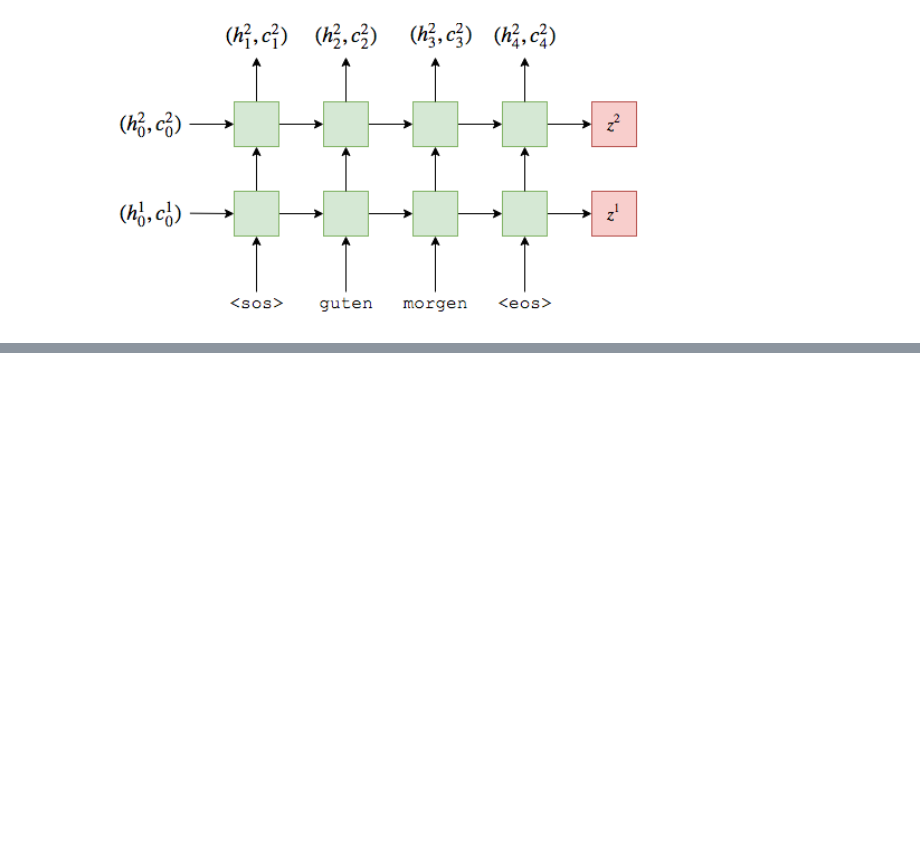
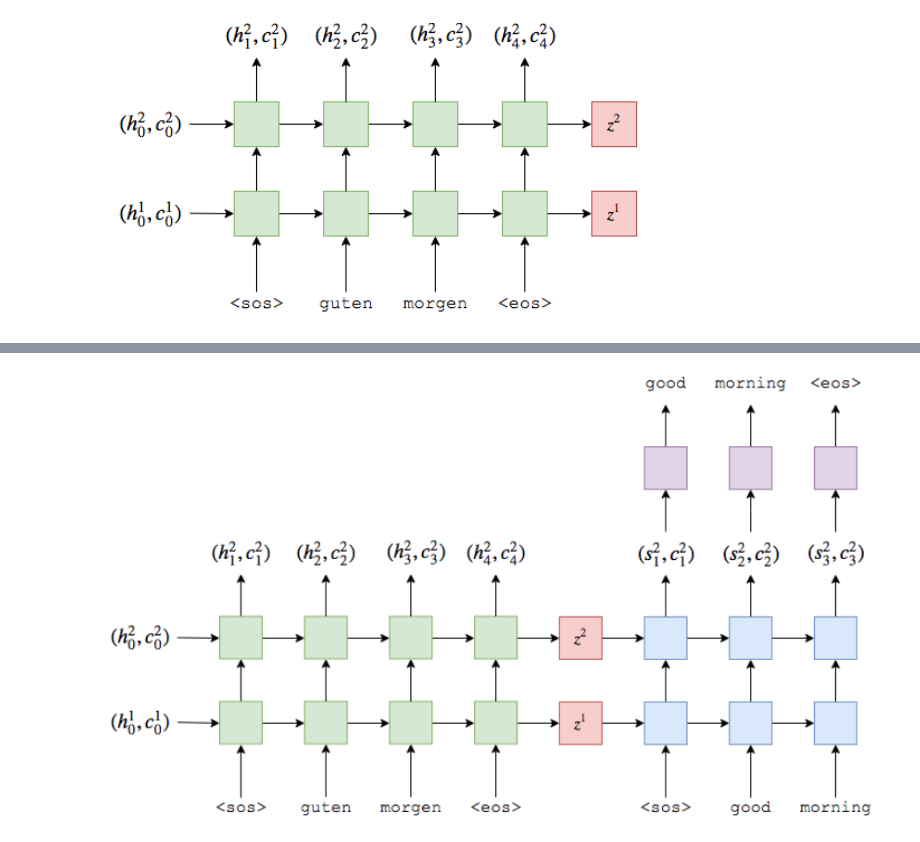
Before and after one commit to statisticallyfit/PythonNeuralNetNLP, a Jupyter notebook: src/NLPstudy/Seq2SeqModel/1_SeqToSeqLearning.ipynb, the cells around one changed output, grey strips where cells are left out. Saved outputs shown, nothing was run; the diff lists cells and outputs as text; code cells hidden in the pictures; blank space fills up the shorter version.

```diff
--- a/src/NLPstudy/Seq2SeqModel/1_SeqToSeqLearning.ipynb
+++ b/src/NLPstudy/Seq2SeqModel/1_SeqToSeqLearning.ipynb
@@ -462,0 +568,4 @@ class Encoder(nn.Module):
+# %%
+Image(filename = pth + "/images/seq2seq.png")
+# %% [output]
+[figure, added]
```
Also changed, not shown: parts of 16 cells of this notebook, 3 other files.
